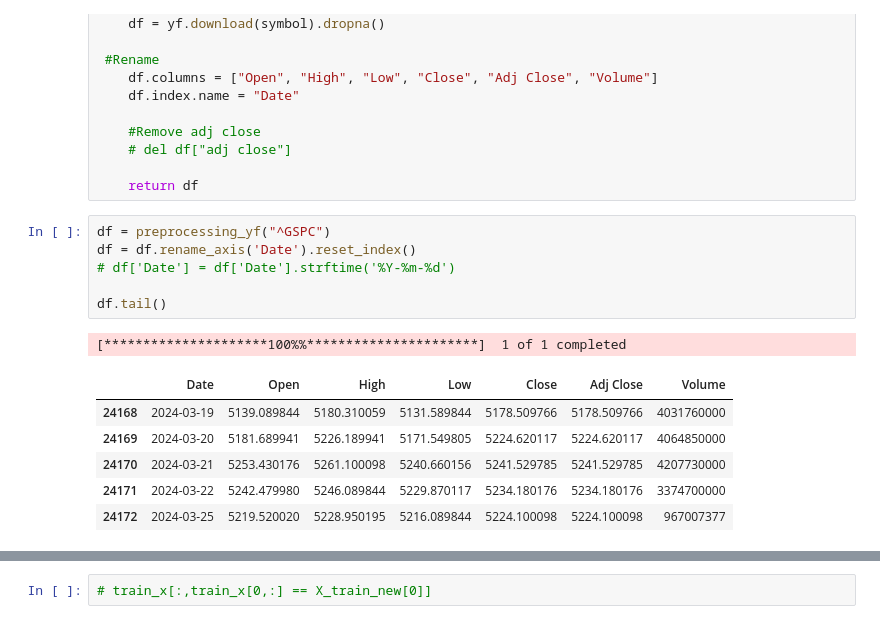
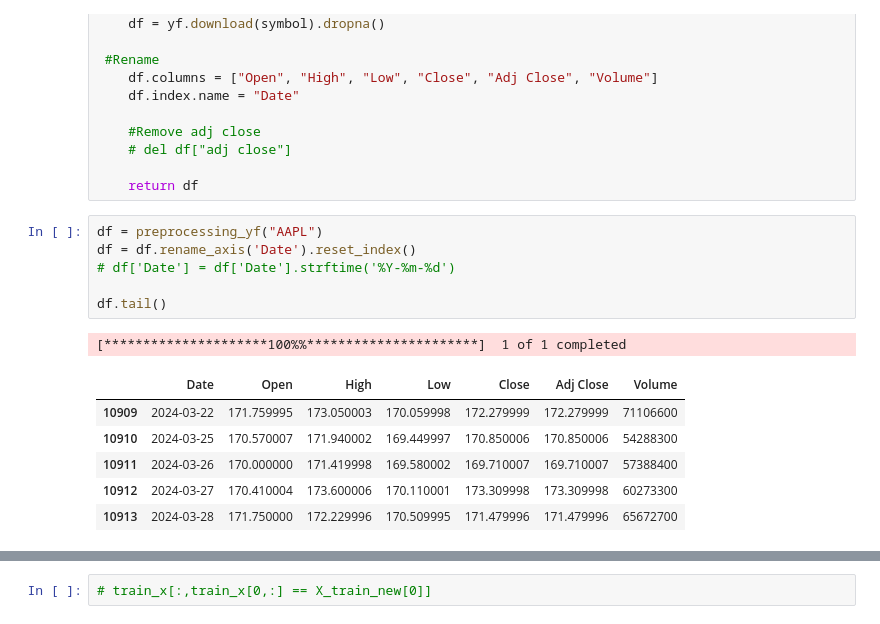
Before and after one commit to JamesDwightDana/cs136_group_project, a Jupyter notebook: project_explore.ipynb, the cells around one changed output, grey strips where cells are left out. Saved outputs shown, nothing was run; the diff lists cells and outputs as text.

```diff
--- a/project_explore.ipynb
+++ b/project_explore.ipynb
@@ -30,16 +30,16 @@ def preprocessing_yf(symbol):
 
     return df
 # %%
-df = preprocessing_yf("^GSPC")
+df = preprocessing_yf("AAPL")
 df = df.rename_axis('Date').reset_index()
 # df['Date'] = df['Date'].strftime('%Y-%m-%d')
 
 df.tail()
 # %% [output]
 [*********************100%%**********************]  1 of 1 completed
 |  | Date | Open | High | Low | Close | Adj Close | Volume |
-| 24168 | 2024-03-19 | 5139.089844 | 5180.310059 | 5131.589844 | 5178.509766 | 5178.509766 | 4031760000 |
-| 24169 | 2024-03-20 | 5181.689941 | 5226.189941 | 5171.549805 | 5224.620117 | 5224.620117 | 4064850000 |
-| 24170 | 2024-03-21 | 5253.430176 | 5261.100098 | 5240.660156 | 5241.529785 | 5241.529785 | 4207730000 |
-| 24171 | 2024-03-22 | 5242.479980 | 5246.089844 | 5229.870117 | 5234.180176 | 5234.180176 | 3374700000 |
-| 24172 | 2024-03-25 | 5219.520020 | 5228.950195 | 5216.089844 | 5224.100098 | 5224.100098 | 967007377 |
+| 10909 | 2024-03-22 | 171.759995 | 173.050003 | 170.059998 | 172.279999 | 172.279999 | 71106600 |
+| 10910 | 2024-03-25 | 170.570007 | 171.940002 | 169.449997 | 170.850006 | 170.850006 | 54288300 |
+| 10911 | 2024-03-26 | 170.000000 | 171.419998 | 169.580002 | 169.710007 | 169.710007 | 57388400 |
+| 10912 | 2024-03-27 | 170.410004 | 173.600006 | 170.110001 | 173.309998 | 173.309998 | 60273300 |
+| 10913 | 2024-03-28 | 171.750000 | 172.229996 | 170.509995 | 171.479996 | 171.479996 | 65672700 |
```
Also changed, not shown: parts of 24 cells of this notebook.
